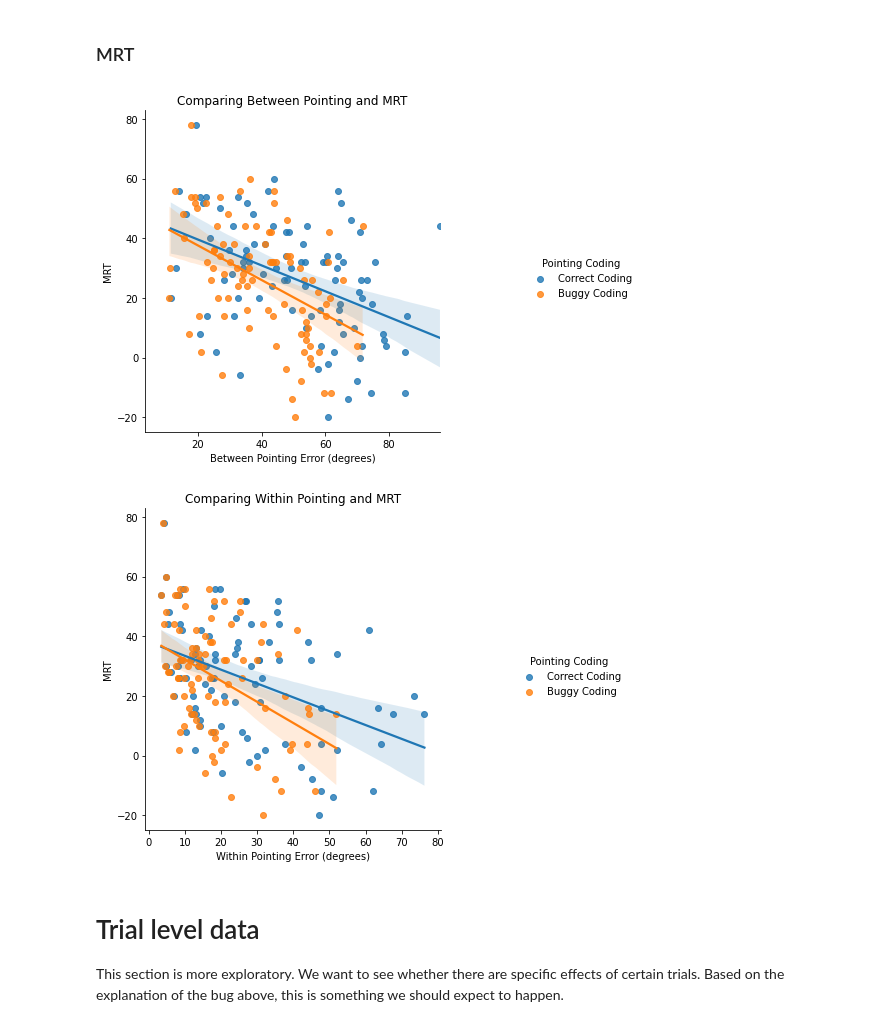
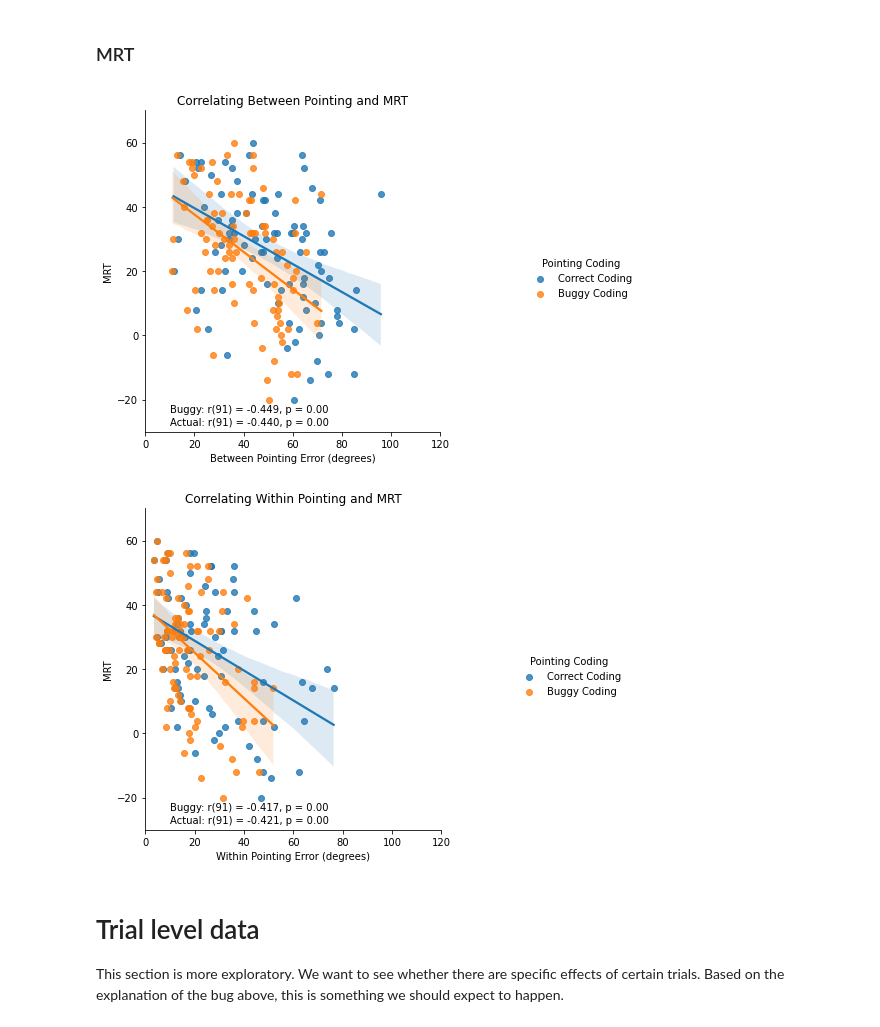
Before and after one commit to smweis/silcton_2.0, a Jupyter notebook: notebook/VirtualSilctonBugReport.ipynb, the cells around one changed output. Drawn from its saved outputs; the diff is of its cells as text; code cells hidden in the pictures.

```diff
--- a/notebook/VirtualSilctonBugReport.ipynb
+++ b/notebook/VirtualSilctonBugReport.ipynb
@@ -656,29 +676,53 @@ plt.show()
 # %% [markdown]
 ### MRT
 # %%
+avgNewDropMRTNa = avgNew[avgNew['MRT'].notna()]
+
+bugMRTBetweenCorr,bugMRTBetweenp = stats.pearsonr(avgNewDropMRTNa['bad_pointing_coding_between'],
+                                       avgNewDropMRTNa['MRT'])
+actualMRTBetweenCorr,actualMRTBetweenp = stats.pearsonr(avgNewDropMRTNa['good_pointing_coding_between'],
+                                       avgNewDropMRTNa['MRT'])
+bugMRTWithinCorr,bugMRTWithinp = stats.pearsonr(avgNewDropMRTNa['bad_pointing_coding_within'],
+                                       avgNewDropMRTNa['MRT'])
+actualMRTWithinCorr,actualMRTWithinp = stats.pearsonr(avgNewDropMRTNa['good_pointing_coding_within'],
+                                       avgNewDropMRTNa['MRT'])
 
 # MRT Between
 mrtBetween = sns.lmplot(x="value", y="MRT",hue='variable',data=participantData_Long_Diff)
 
 
 mrtBetween._legend.set_title(title)
 for t, l in zip(mrtBetween._legend.texts, new_labels): t.set_text(l)
 mrtBetween = mrtBetween.set_axis_labels("Between Pointing Error (degrees)","MRT")
-plt.title('Comparing Between Pointing and MRT')
+plt.title('Correlating Between Pointing and MRT')
+mrtBetween.set(ylim=(-30, 70))
+mrtBetween.set(xlim=(0, 120))
+plt.title('Correlating Between Pointing and MRT')
+mrtBetween.axes[0,0].annotate(text=f'Buggy: r({len(avgNewDropMRTNa)}) = {bugMRTBetweenCorr:.3f}, p = {bugMRTBetweenp:.2f}',
+            xy=(10,-24))
+mrtBetween.axes[0,0].annotate(text=f'Actual: r({len(avgNewDropMRTNa)}) = {actualMRTBetweenCorr:.3f}, p = {actualMRTBetweenp:.2f}',
+            xy=(10,-28))
 plt.show()
 
 # MRT Within
 mrtWithin = sns.lmplot(x="value", y="MRT",hue='variable',data=participantData_Long_Same)
 
 
 mrtWithin._legend.set_title(title)
 for t, l in zip(mrtWithin._legend.texts, new_labels): t.set_text(l)
 mrtWithin = mrtWithin.set_axis_labels("Within Pointing Error (degrees)","MRT")
-plt.title('Comparing Within Pointing and MRT')
+mrtWithin.set(ylim=(-30, 70))
+mrtWithin.set(xlim=(0, 120))
+plt.title('Correlating Within Pointing and MRT')
+mrtWithin.axes[0,0].annotate(text=f'Buggy: r({len(avgNewDropMRTNa)}) = {bugMRTWithinCorr:.3f}, p = {bugMRTWithinp:.2f}',
+            xy=(10,-24))
+mrtWithin.axes[0,0].annotate(text=f'Actual: r({len(avgNewDropMRTNa)}) = {actualMRTWithinCorr:.3f}, p = {actualMRTWithinp:.2f}',
+            xy=(10,-28))
+plt.title('Correlating Within Pointing and MRT')
 plt.show()
 # %% [output]
-[figure, old version]
+[figure, new version]
-[figure, old version]
+[figure, new version]
 # %% [markdown]
 # Trial level data
 
```
Also changed, not shown: parts of 10 cells of this notebook.
